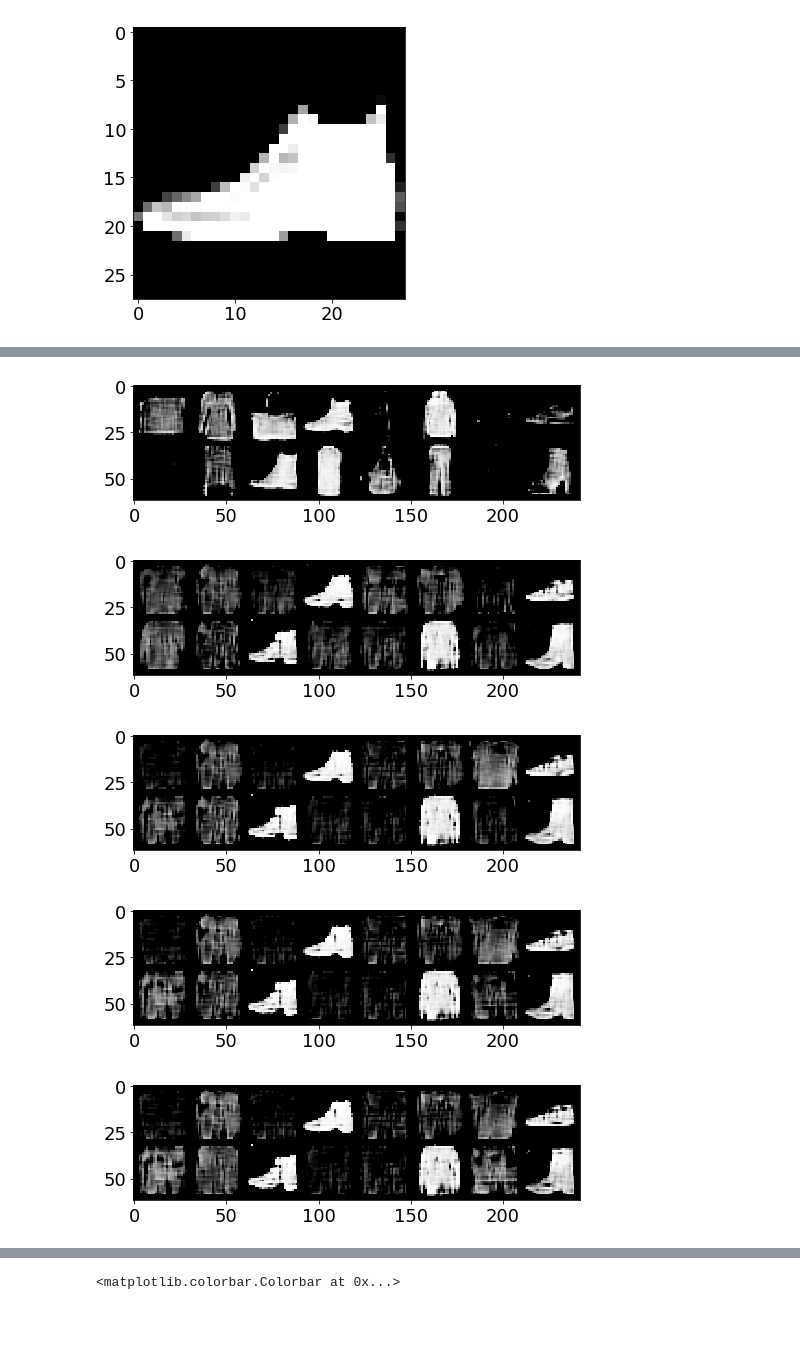
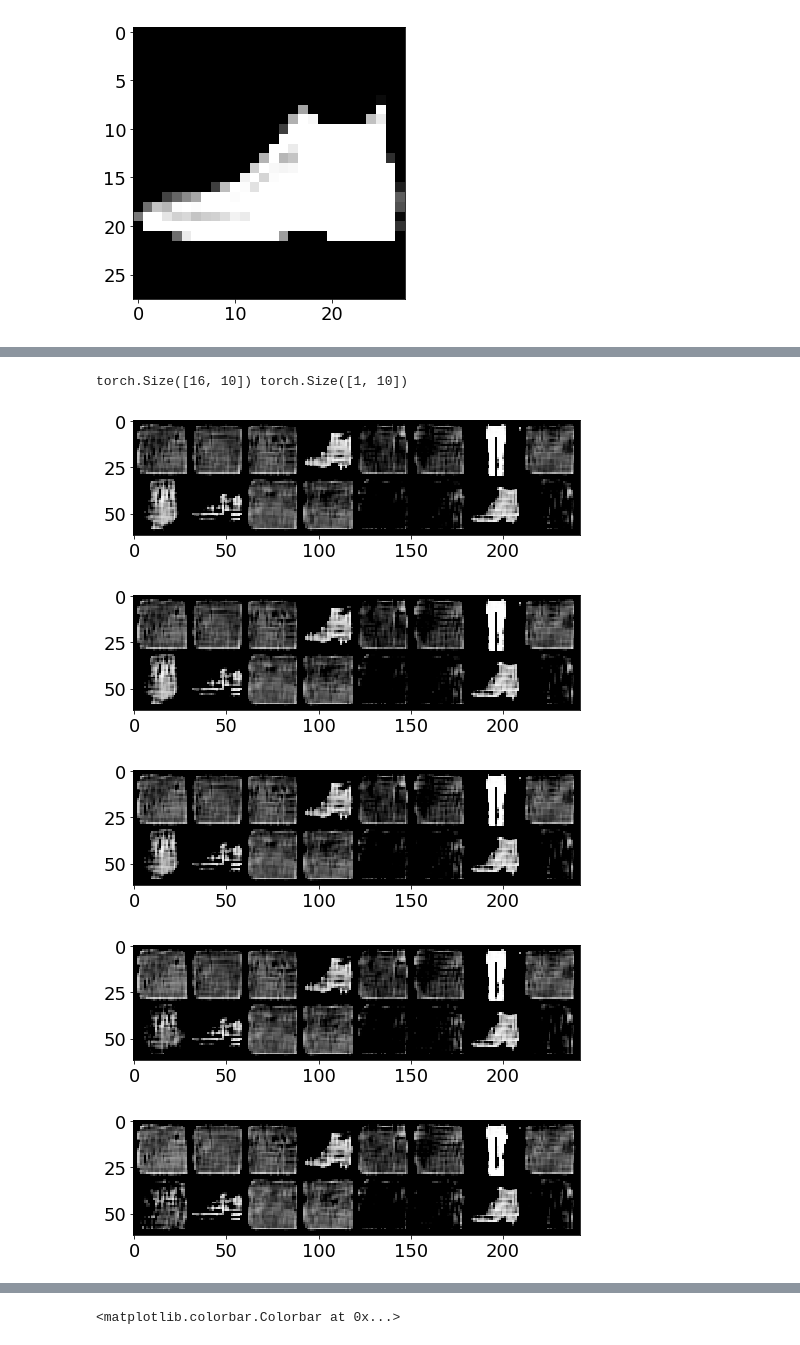
Before and after one commit to wittawatj/cadgan, a Jupyter notebook: ipynb/waleed/fashion_generator_herding_.ipynb, the cells around one changed output, grey strips where cells are left out. Cells and saved outputs as stored; diff of their text form; code cells hidden in the pictures.

Commit message:
global avg pooling for features extractors tried on fashion mnist

```diff
--- a/ipynb/waleed/fashion_generator_herding_.ipynb
+++ b/ipynb/waleed/fashion_generator_herding_.ipynb
@@ -50,16 +50,16 @@ print (model_path)
 # %% [markdown]
 ## Feature extractor for Fashion MNIST
 # %%
-model_path = glo.prob_model_folder('fashion_dcgan/fashion_mnist_cnn_ep40_s1.pt')
+model_path = glo.prob_model_folder('fashion_dcgan/fashion_mnist_cnn_ep11_s1.pt')
 
 # load the model
-import kbrgan.fashion_mnist.classify as mnist_classify
-from kbrgan.fashion_mnist.classify import MnistClassifier
+#import kbrgan.fashion_mnist.classify as mnist_classify
+from kbrgan.fashion_mnist.classify import MnistClassifier_GAP
 
 # load option depends on whether GPU is used
 load_options = {} if use_cuda else {'map_location': lambda storage, loc: storage}
 
-classifier = mnist_classify.MnistClassifier.load(model_path, **load_options)
+classifier = MnistClassifier_GAP.load(model_path, **load_options)
 classifier = classifier.eval()
 classifier = classifier.to(device)
 # classifier = classifier.cuda()
@@ -79,3 +79,16 @@ def extractor(imgs):
 #     x = x.view(-1)
 #     x = F.relu(self.fc1(x))
     return x
+
+def extractor_cam(imgs):
+    """
+    Feature extractor
+    """
+#     return classifier.features(imgs)
+    self = classifier
+    x = imgs
+    x = F.relu(F.max_pool2d(self.conv1(x), 2))
+    x = F.relu(F.max_pool2d(self.conv2(x), 2))
+    x = F.adaptive_avg_pool2d(x, (1, 1)).squeeze()
+    x = classifier.fc1(x).unsqueeze(0)
+    return x
@@ -247,7 +271,11 @@ k = kernel.PTKPoly(c=1e-1, d=2)
 # pre-extract the features of X. Fixed throughout the optimization
 
 with torch.no_grad():
-    FX = extractor(X)
+    FX = extractor_cam(X)
+# %%
+print (F_gz.size(), FX.size())
+# %% [output]
+torch.Size([16, 10]) torch.Size([1, 10])
 # %%
 # optimization
 n_iter = 1000
@@ -260,40 +288,48 @@ for t in range(n_iter):
     # need to resize since Mnist uses 28x28. The generator generates 32x32
     gens = g(Z)
 #     resized = torch.stack([resize_gen_img(I) for I in gens], 0)
 #     resized = avgpool(gens)
 #     plot.show_torch_imgs(resized)
-    F_gz = extractor(gens)
+    F_gz = extractor_cam(gens)
+    F_gz = F_gz.squeeze()
     KF_gz = k.eval(F_gz, F_gz)
 #     print(KF_gz)
 
     # encourage the latent noise vectors to concentrate around 0
 #     Z_reg = 1e+2*torch.mean(torch.sum(Z**2, 1))
 #     Z_reg = -torch.mean(torch.log(4.0**2-Z**2))
-    Z_reg = 0
+    #Z_reg = 0
+    Z_reg = 1e-2*torch.mean(torch.mean(Z**2, 1))
+    #print (weights.size())
+    t1 = k.eval(F_gz, FX).mv(weights)
+    #print (t1.size())
+
+
+
     loss = torch.mean(KF_gz)  - 2.0*torch.mean(k.eval(F_gz, FX).mv(weights)) + mean_KFX  + Z_reg
     losses.append(loss.item())
 
     optimizer.zero_grad()
 
     # compute the gradients
     loss.backward(retain_graph=True)
     # updates
     optimizer.step()
 
     #--------- plots the generated images ----
     if t%sample_interval==0:
         with torch.no_grad():
             gen = g(Z.detach().clone())
 #             gen = Z.detach().clone()
 #             gen = Z.grad.detach().clone()
             plot.show_torch_imgs(gen.clamp(0,1))
             plt.show()
 # %% [output]
-[figure, old version]
+[figure, new version]
-[figure, old version]
+[figure, new version]
-[figure, old version]
+[figure, new version]
-[figure, old version]
+[figure, new version]
-[figure, old version]
+[figure, new version]
 # %%
 # input points
 plot.show_torch_imgs(X.clamp(0,1))
```
Also changed, not shown: parts of 6 cells of this notebook.
